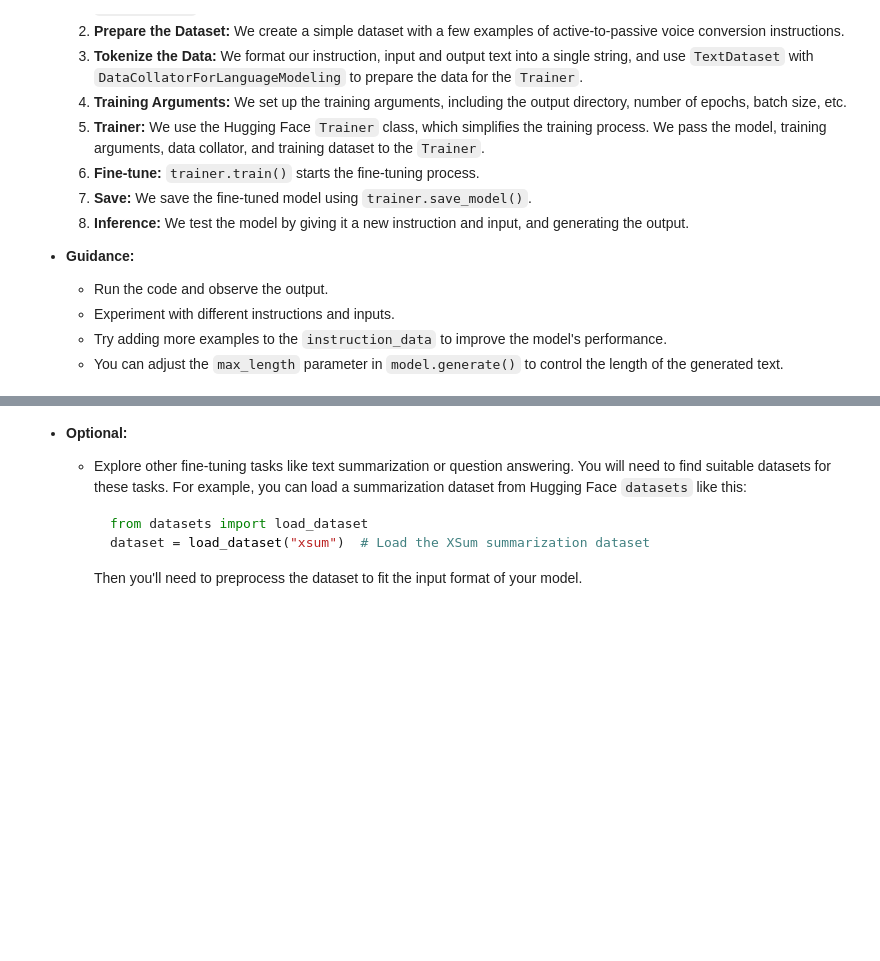
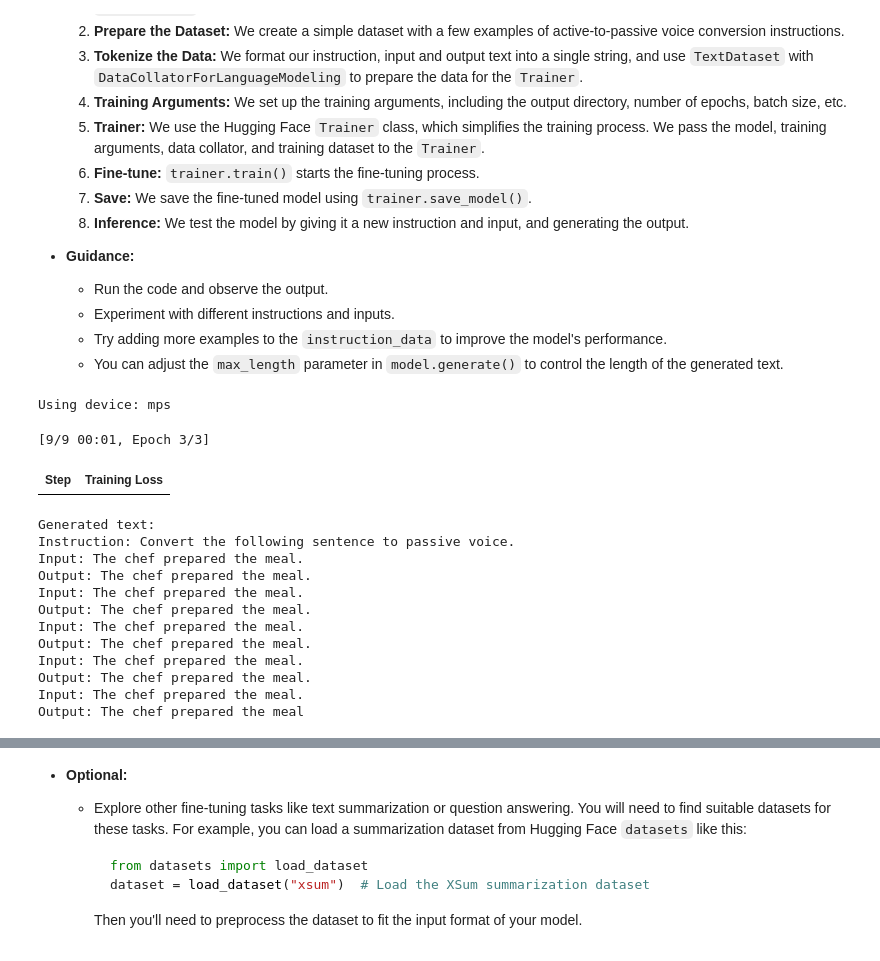
Before and after one commit to aisingapore/learning-buildgpt2, a Jupyter notebook: Build_GPT_Lecture_NTU.ipynb, the cells around one changed output, grey strips where cells are left out. Drawn from its saved outputs; the diff is of its cells as text; code cells hidden in the pictures; blank space fills up the shorter version.

```diff
--- a/Build_GPT_Lecture_NTU.ipynb
+++ b/Build_GPT_Lecture_NTU.ipynb
@@ -1400,6 +1689,7 @@ training_args = TrainingArguments(
     save_steps=10_000,
     save_total_limit=2,
     logging_dir='./logs',
+    report_to="none"
 )
 
 # Create trainer
@@ -1413,30 +1703,46 @@ trainer = Trainer(
 trainer.train()
 trainer.save_model()
 
 # Test the model
 model.eval()
 test_instruction = "Convert the following sentence to passive voice."
 test_input = "The chef prepared the meal."
 prompt = f"Instruction: {test_instruction}\nInput: {test_input}\nOutput:"
 
 inputs = tokenizer(
     prompt,
     return_tensors="pt",
     padding=True,
     truncation=True
 )
 
 # Move inputs to MPS device
 inputs = {k: v.to(device) for k, v in inputs.items()}
 
 with torch.no_grad():
     output = model.generate(
         input_ids=inputs['input_ids'],
         attention_mask=inputs['attention_mask'],
         max_length=100,
         pad_token_id=tokenizer.pad_token_id,
     )
 
 generated_text = tokenizer.decode(output[0], skip_special_tokens=True)
 print("\nGenerated text:")
 print(generated_text)
+# %% [output]
+Using device: mps
+[9/9 00:01, Epoch 3/3]
+| Step | Training Loss |
+Generated text:
+Instruction: Convert the following sentence to passive voice.
+Input: The chef prepared the meal.
+Output: The chef prepared the meal.
+Input: The chef prepared the meal.
+Output: The chef prepared the meal.
+Input: The chef prepared the meal.
+Output: The chef prepared the meal.
+Input: The chef prepared the meal.
+Output: The chef prepared the meal.
+Input: The chef prepared the meal.
+Output: The chef prepared the meal
```
Also changed, not shown: parts of 15 cells of this notebook.
